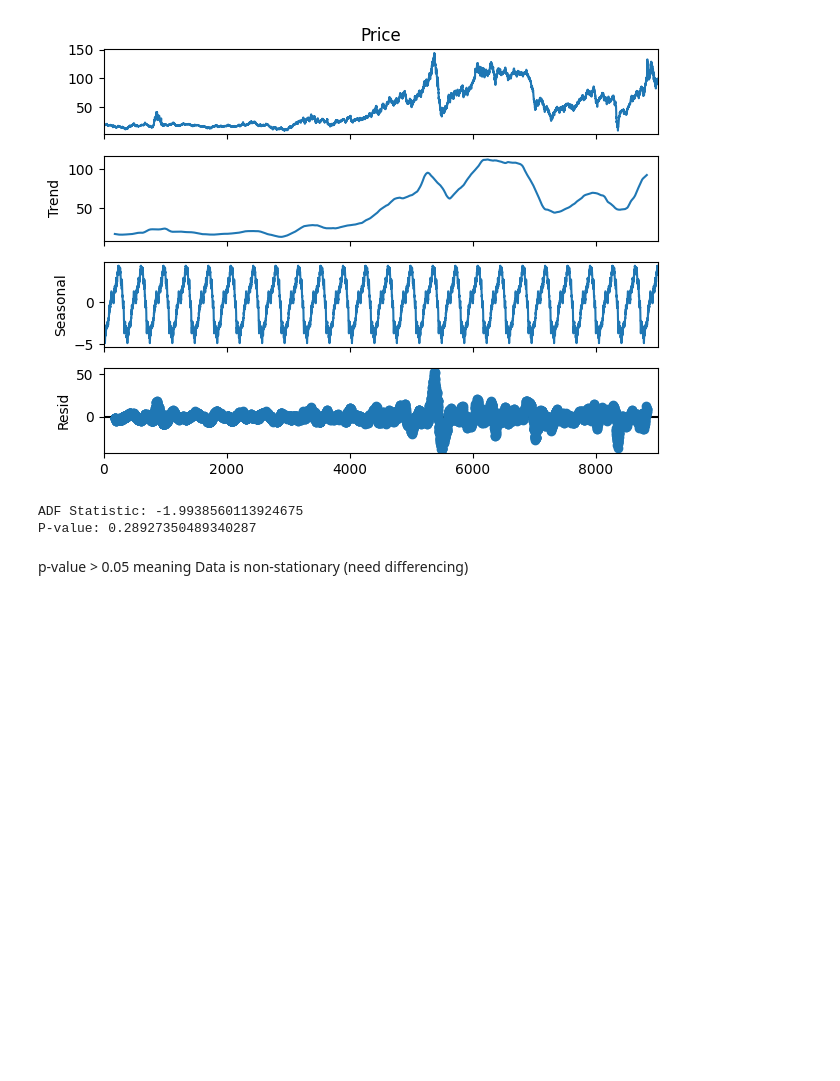
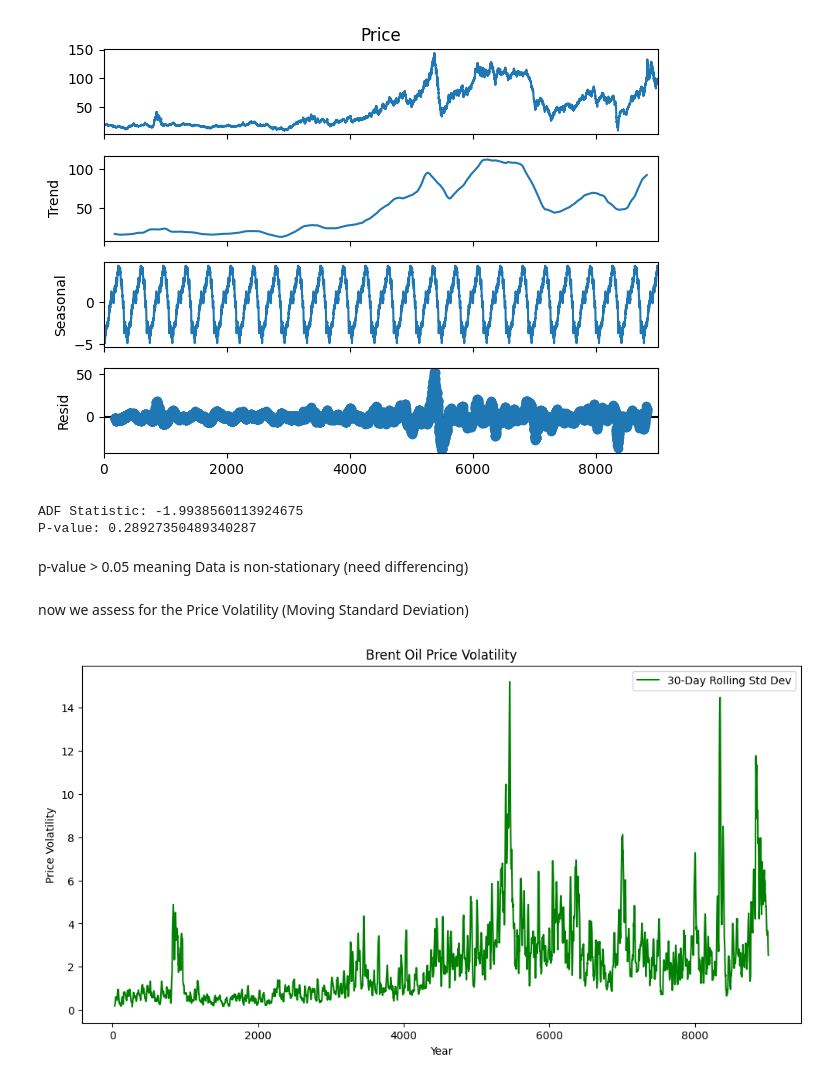
Before and after one commit to basleal22/kaim-week-10, a Jupyter notebook: notebooks/eda.ipynb, the cells around one changed output. Drawn from its saved outputs; the diff is of its cells as text; code cells hidden in the pictures; blank space fills up the shorter version.

Commit message:
added a function to visualize volatility

```diff
--- a/notebooks/eda.ipynb
+++ b/notebooks/eda.ipynb
@@ -52,3 +52,17 @@ ADF Statistic: -1.9938560113924675
 P-value: 0.28927350489340287
 # %% [markdown]
 p-value > 0.05 meaning Data is non-stationary (need differencing)
+# %% [markdown]
+now we assess for the Price Volatility (Moving Standard Deviation)
+# %%
+data["Rolling_Std"] = data["Price"].rolling(window=30).std()
+
+plt.figure(figsize=(12,6))
+plt.plot(data.index, data["Rolling_Std"], label="30-Day Rolling Std Dev", color="green")
+plt.xlabel("Year")
+plt.ylabel("Price Volatility")
+plt.title("Brent Oil Price Volatility")
+plt.legend()
+plt.show()
+# %% [output]
+[figure, added]
```
